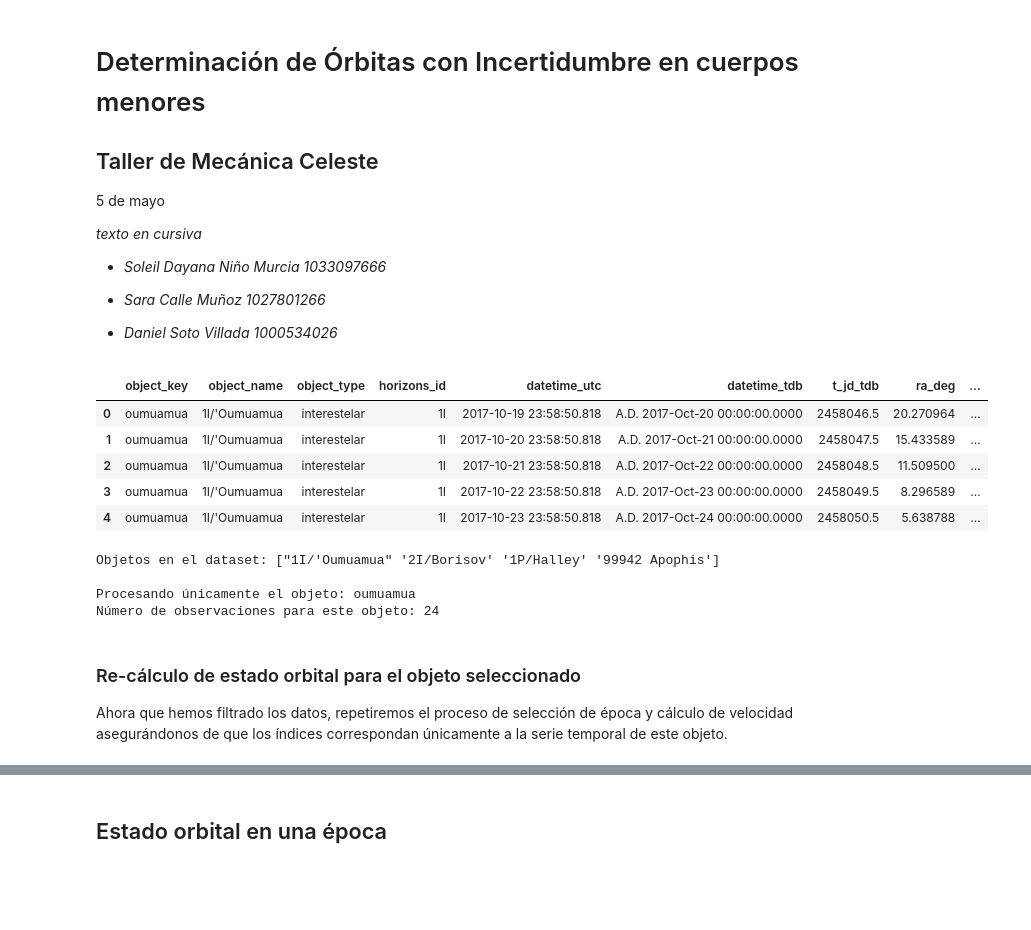
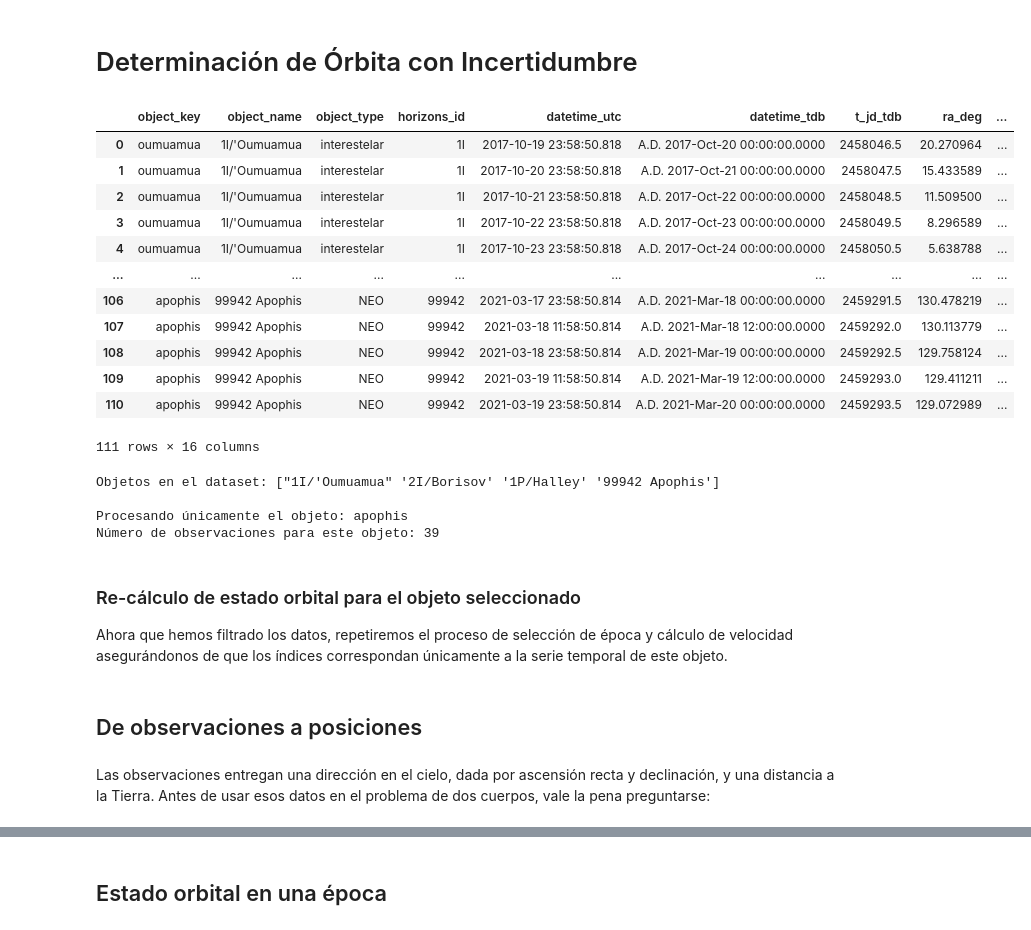
Before and after one commit to meccel-2026-2/Apophis-Asteroid-Project, a Jupyter notebook: analisis/nb01_AnalisisOrbitalconIncertidumbre.ipynb, the cells around one changed output, grey strips where cells are left out. Saved outputs shown, nothing was run; the diff lists cells and outputs as text; code cells hidden in the pictures; blank space fills up the shorter version.

```diff
--- a/analisis/nb01_AnalisisOrbitalconIncertidumbre.ipynb
+++ b/analisis/nb01_AnalisisOrbitalconIncertidumbre.ipynb
@@ -12,38 +11,34 @@ Bienvenido a PyMCel v0.9.18 ¡al infinito y más allá!
-# %% [markdown]
-# Determinación de Órbitas con Incertidumbre en cuerpos menores
-
-## Taller de Mecánica Celeste
-
-5 de mayo
-
-*texto en cursiva*
-
-*   *Soleil Dayana Niño Murcia 1033097666*
-
-*   *Sara Calle Muñoz 1027801266*
-
-*   *Daniel Soto Villada 1000534026*
+# %% [markdown]
+# Determinación de Órbita con Incertidumbre
 # %%
-import pandas as pd
+# URL del archivo CSV en crudo (raw)
+url = 'https://raw.githubusercontent.com/soleildayana/Apophis-Asteroid-Project/main/analisis/observaciones_astrometricas.csv'
 
 # Importar el archivo CSV
-observations_df = pd.read_csv('/content/observaciones_astrometricas.csv')
+observations_df = pd.read_csv(url)
 
 # Mostrar las primeras filas para inspección inicial
-observations_df.head()
+display(observations_df)
 # %% [output]
 |  | object_key | object_name | object_type | horizons_id | datetime_utc | datetime_tdb | t_jd_tdb | ra_deg | ... |
 | 0 | oumuamua | 1I/'Oumuamua | interestelar | 1I | 2017-10-19 23:58:50.818 | A.D. 2017-Oct-20 00:00:00.0000 | 2458046.5 | 20.270964 | ... |
 | 1 | oumuamua | 1I/'Oumuamua | interestelar | 1I | 2017-10-20 23:58:50.818 | A.D. 2017-Oct-21 00:00:00.0000 | 2458047.5 | 15.433589 | ... |
 | 2 | oumuamua | 1I/'Oumuamua | interestelar | 1I | 2017-10-21 23:58:50.818 | A.D. 2017-Oct-22 00:00:00.0000 | 2458048.5 | 11.509500 | ... |
 | 3 | oumuamua | 1I/'Oumuamua | interestelar | 1I | 2017-10-22 23:58:50.818 | A.D. 2017-Oct-23 00:00:00.0000 | 2458049.5 | 8.296589 | ... |
 | 4 | oumuamua | 1I/'Oumuamua | interestelar | 1I | 2017-10-23 23:58:50.818 | A.D. 2017-Oct-24 00:00:00.0000 | 2458050.5 | 5.638788 | ... |
+| ... | ... | ... | ... | ... | ... | ... | ... | ... | ... |
+| 106 | apophis | 99942 Apophis | NEO | 99942 | 2021-03-17 23:58:50.814 | A.D. 2021-Mar-18 00:00:00.0000 | 2459291.5 | 130.478219 | ... |
+| 107 | apophis | 99942 Apophis | NEO | 99942 | 2021-03-18 11:58:50.814 | A.D. 2021-Mar-18 12:00:00.0000 | 2459292.0 | 130.113779 | ... |
+| 108 | apophis | 99942 Apophis | NEO | 99942 | 2021-03-18 23:58:50.814 | A.D. 2021-Mar-19 00:00:00.0000 | 2459292.5 | 129.758124 | ... |
+| 109 | apophis | 99942 Apophis | NEO | 99942 | 2021-03-19 11:58:50.814 | A.D. 2021-Mar-19 12:00:00.0000 | 2459293.0 | 129.411211 | ... |
+| 110 | apophis | 99942 Apophis | NEO | 99942 | 2021-03-19 23:58:50.814 | A.D. 2021-Mar-20 00:00:00.0000 | 2459293.5 | 129.072989 | ... |
+111 rows × 16 columns
 # %%
 # Listar los objetos disponibles en el archivo para decidir cuál procesar
 print("Objetos en el dataset:", observations_df['object_name'].unique())
 
-# Filtrar para trabajar solo con uno (ejemplo: 'Oumuamua)
-target_object = 'oumuamua'
+# Filtrar para trabajar solo con Apophis
+target_object = 'apophis'
 df_target = observations_df[observations_df['object_key'] == target_object].copy()
 
 print(f"\nProcesando únicamente el objeto: {target_object}")
@@ -51,8 +46,13 @@ print(f"Número de observaciones para este objeto: {len(df_target)}")
 # %% [output]
 Objetos en el dataset: ["1I/'Oumuamua" '2I/Borisov' '1P/Halley' '99942 Apophis']
 
-Procesando únicamente el objeto: oumuamua
-Número de observaciones para este objeto: 24
+Procesando únicamente el objeto: apophis
+Número de observaciones para este objeto: 39
 # %% [markdown]
 ### Re-cálculo de estado orbital para el objeto seleccionado
 Ahora que hemos filtrado los datos, repetiremos el proceso de selección de época y cálculo de velocidad asegurándonos de que los índices correspondan únicamente a la serie temporal de este objeto.
+# %% [markdown]
+## De observaciones a posiciones
+# %% [markdown]
+Las observaciones entregan una dirección en el cielo, dada por ascensión recta y declinación, y una
+distancia a la Tierra. Antes de usar esos datos en el problema de dos cuerpos, vale la pena preguntarse:
```
Also changed, not shown: parts of 29 cells of this notebook.
